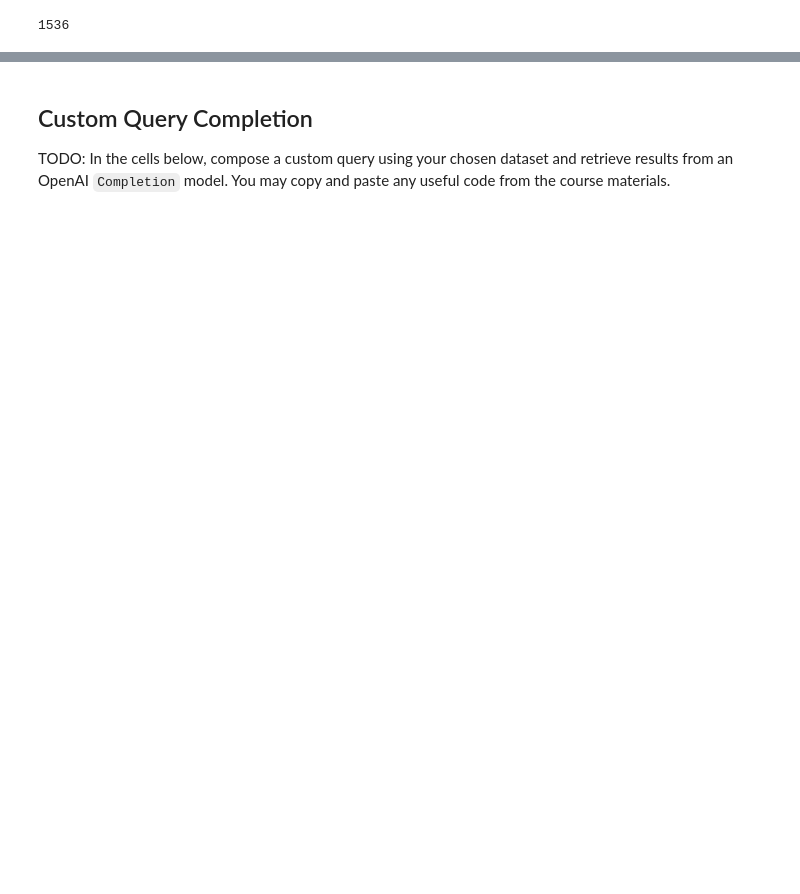
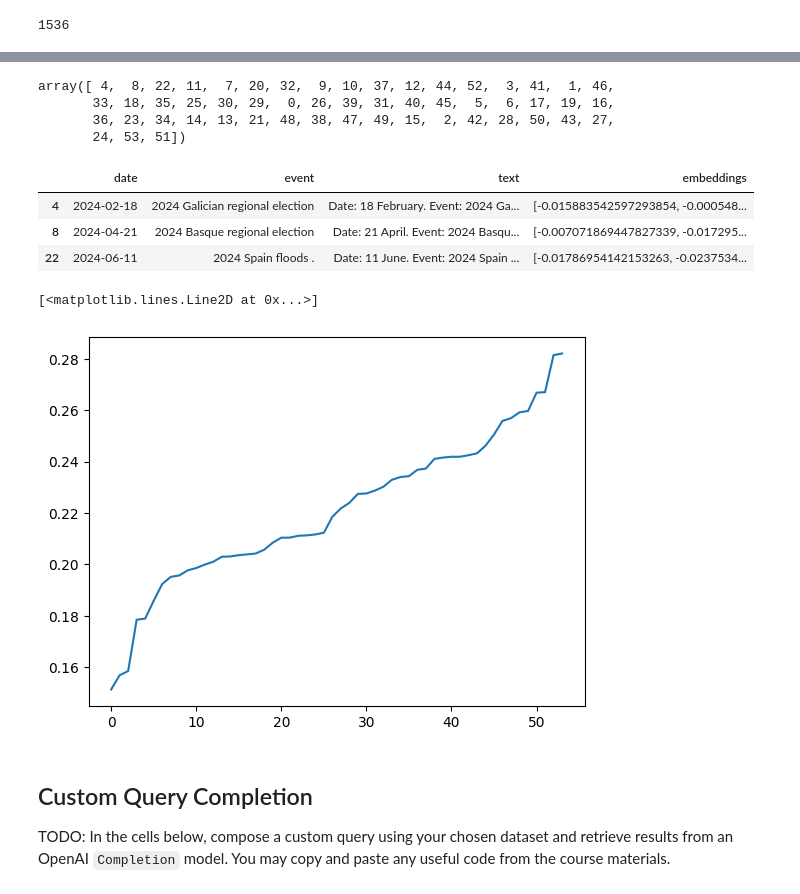
Before and after one commit to mxagar/rag-app-examples, a Jupyter notebook: qa-rag/qa_rag.ipynb, the cells around one changed output, grey strips where cells are left out. Drawn from its saved outputs; the diff is of its cells as text; code cells hidden in the pictures; blank space fills up the shorter version.

```diff
--- a/qa-rag/qa_rag.ipynb
+++ b/qa-rag/qa_rag.ipynb
@@ -404,0 +427,52 @@ df.head()
+# %%
+def sort_docs_by_relevance(
+    question: str,
+    embeddings_matrix: np.ndarray,
+    openai_client: OpenAI,
+    distance_metric: str = "cosine",
+) -> tuple[np.ndarray, np.ndarray]:
+    """
+    Given a question and a matrix of embeddings, return the indices of the most
+    relevant documents and their distances.
+
+    Args:
+        question: The query string.
+        embeddings_matrix: np.ndarray of shape (n_docs, embedding_dim).
+        openai_client: Initialized OpenAI client.
+        distance_metric: Metric to compute similarity ("cosine", etc.).
+
+    Returns:
+        sorted_doc_ids: np.ndarray of row indices sorted by relevance (ascending distance).
+        sorted_doc_distances: np.ndarray of distances sorted in the same order.
+    """
+    # Get embedding for the query
+    question_embedding = compute_embeddings(question, openai_client)
+
+    # Compute distances
+    distances = cdist(question_embedding, embeddings_matrix, metric=distance_metric)[0]
+
+    # Sort by ascending distance
+    sorted_doc_ids = np.argsort(distances)
+    sorted_doc_distances = distances[sorted_doc_ids]
+
+    return sorted_doc_ids, sorted_doc_distances
+# %%
+sorted_doc_ids, sorted_doc_distances = sort_docs_by_relevance(
+    "When was the first election in Spain in the year 2024 and where was it?",
+    embeddings_matrix,
+    openai_client,
+)
+# %%
+sorted_doc_ids
+# %% [output]
+array([ 4,  8, 22, 11,  7, 20, 32,  9, 10, 37, 12, 44, 52,  3, 41,  1, 46,
+       33, 18, 35, 25, 30, 29,  0, 26, 39, 31, 40, 45,  5,  6, 17, 19, 16,
+       36, 23, 34, 14, 13, 21, 48, 38, 47, 49, 15,  2, 42, 28, 50, 43, 27,
+       24, 53, 51])
+# %%
+events_df.iloc[sorted_doc_ids[:3]]  # Top 3 most relevant events
+# %% [output]
+|  | date | event | text | embeddings |
+| 4 | 2024-02-18 | 2024 Galician regional election | Date: 18 February. Event: 2024 Ga... | [-0.015883542597293854, -0.000548... |
+| 8 | 2024-04-21 | 2024 Basque regional election | Date: 21 April. Event: 2024 Basqu... | [-0.007071869447827339, -0.017295... |
+| 22 | 2024-06-11 | 2024 Spain floods . | Date: 11 June. Event: 2024 Spain ... | [-0.01786954142153263, -0.0237534... |
@@ -405,3 +481,8 @@ df.head()
+# %%
+plt.plot(sorted_doc_distances)
+# %% [output]
+[<matplotlib.lines.Line2D at 0x...>]
+[figure, added]
 # %% [markdown]
 ## Custom Query Completion
 
```
Also changed, not shown: parts of 29 cells of this notebook.
